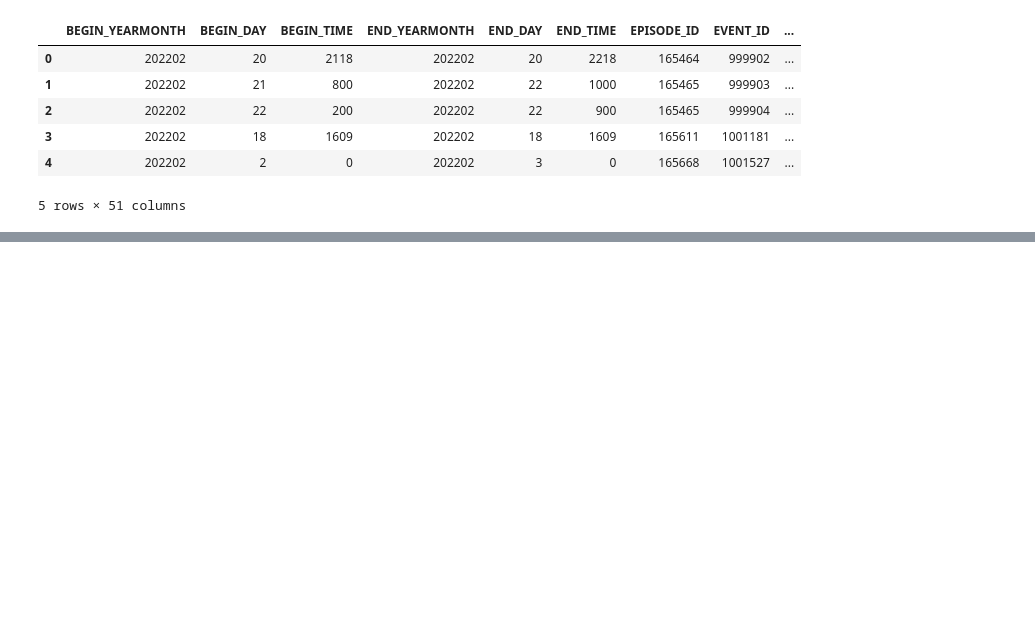
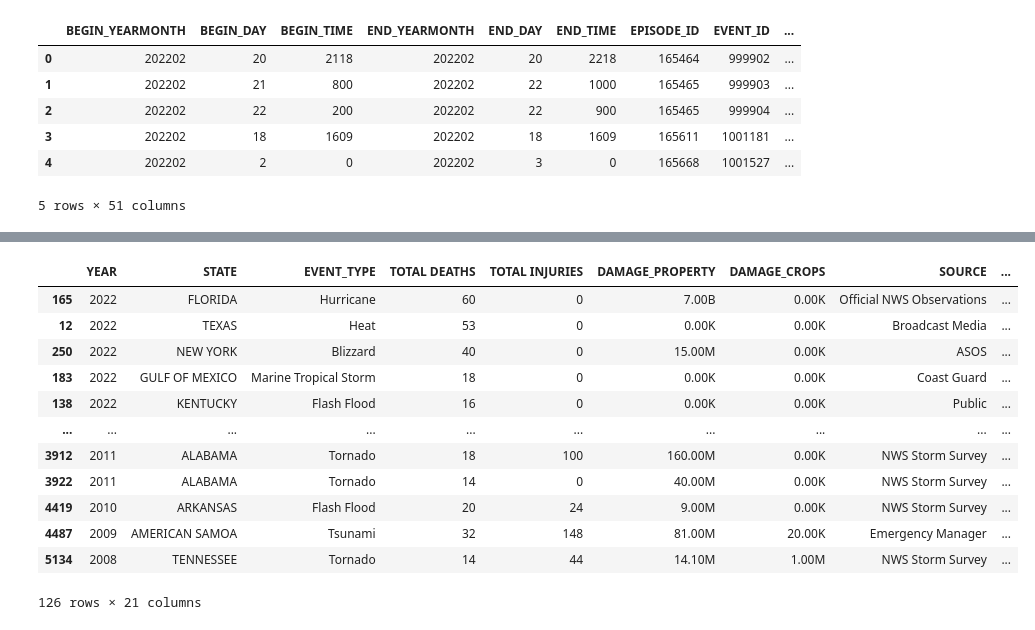
Before and after one commit to elizabethmorgan26/team1, a Jupyter notebook: mergestorm.ipynb, the cells around one changed output, grey strips where cells are left out. Drawn from its saved outputs; the diff is of its cells as text; code cells hidden in the pictures; blank space fills up the shorter version.

```diff
--- a/mergestorm.ipynb
+++ b/mergestorm.ipynb
@@ -118,0 +126,7 @@ Name: count, dtype: int64
+# %%
+# Add new columns that combine direct and indirect deaths; direct and indirect injuries; and property damage and crop damage
+clean_mergestorm_df["TOTAL DEATHS"] = clean_mergestorm_df["DEATHS_DIRECT"] + clean_mergestorm_df["DEATHS_INDIRECT"]
+clean_mergestorm_df["TOTAL INJURIES"] = clean_mergestorm_df["INJURIES_DIRECT"] + clean_mergestorm_df["INJURIES_INDIRECT"]
+# clean_mergestorm_df["TOTAL DAMAGES"] = clean_mergestorm_df["DAMAGE_PROPERTY"] + clean_mergestorm_df["DAMAGE_CROPS"]
+
+clean_mergestorm_df.tail()
@@ -118,0 +209,17 @@ Name: count, dtype: int64
+# %%
+groupbynarrow_df=reordernarrow_df.sort_values(["YEAR","TOTAL DEATHS"], ascending=False).groupby("TOTAL DEATHS").head()
+groupbynarrow_df
+# %% [output]
+|  | YEAR | STATE | EVENT_TYPE | TOTAL DEATHS | TOTAL INJURIES | DAMAGE_PROPERTY | DAMAGE_CROPS | SOURCE | ... |
+| 165 | 2022 | FLORIDA | Hurricane | 60 | 0 | 7.00B | 0.00K | Official NWS Observations | ... |
+| 12 | 2022 | TEXAS | Heat | 53 | 0 | 0.00K | 0.00K | Broadcast Media | ... |
+| 250 | 2022 | NEW YORK | Blizzard | 40 | 0 | 15.00M | 0.00K | ASOS | ... |
+| 183 | 2022 | GULF OF MEXICO | Marine Tropical Storm | 18 | 0 | 0.00K | 0.00K | Coast Guard | ... |
+| 138 | 2022 | KENTUCKY | Flash Flood | 16 | 0 | 0.00K | 0.00K | Public | ... |
+| ... | ... | ... | ... | ... | ... | ... | ... | ... | ... |
+| 3912 | 2011 | ALABAMA | Tornado | 18 | 100 | 160.00M | 0.00K | NWS Storm Survey | ... |
+| 3922 | 2011 | ALABAMA | Tornado | 14 | 0 | 40.00M | 0.00K | NWS Storm Survey | ... |
+| 4419 | 2010 | ARKANSAS | Flash Flood | 20 | 24 | 9.00M | 0.00K | NWS Storm Survey | ... |
+| 4487 | 2009 | AMERICAN SAMOA | Tsunami | 32 | 148 | 81.00M | 20.00K | Emergency Manager | ... |
+| 5134 | 2008 | TENNESSEE | Tornado | 14 | 44 | 14.10M | 1.00M | NWS Storm Survey | ... |
+126 rows × 21 columns
```
Also changed, not shown: parts of 20 cells of this notebook, 1 other file.
